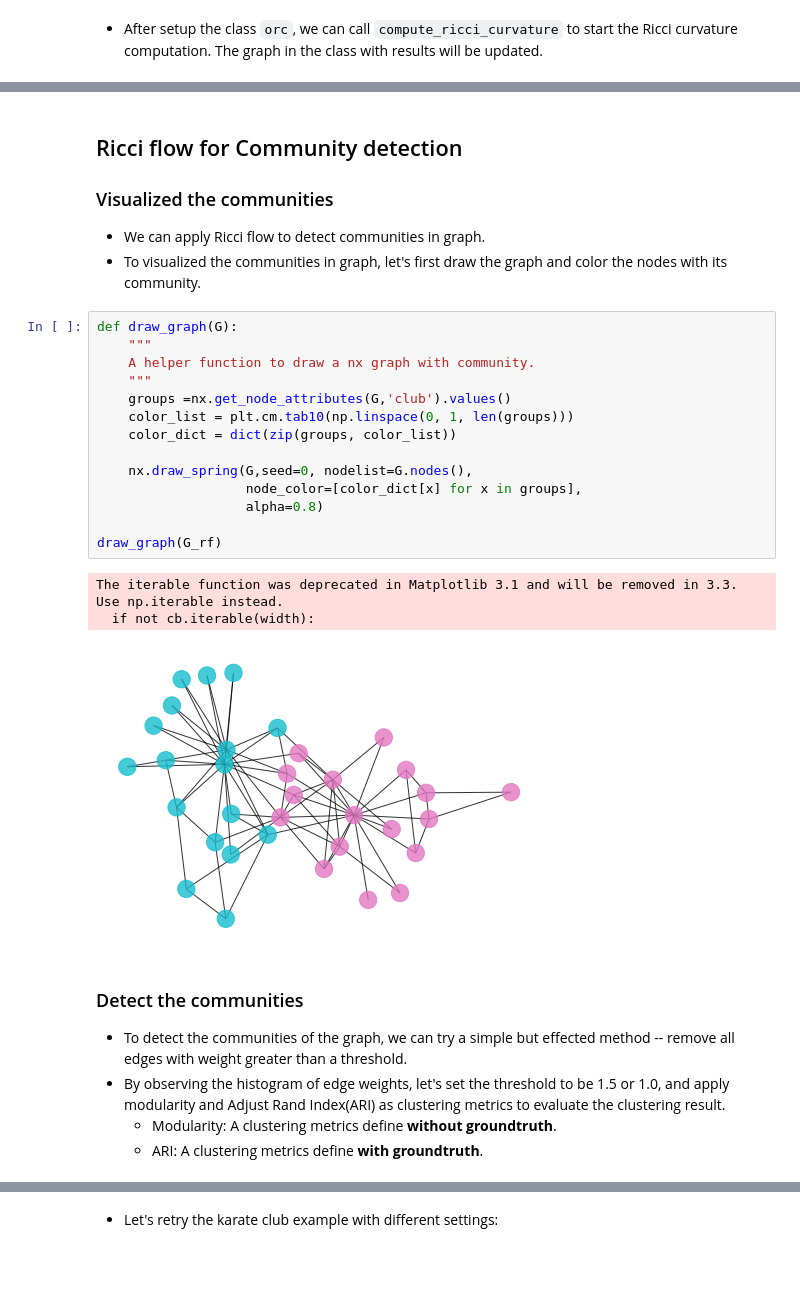
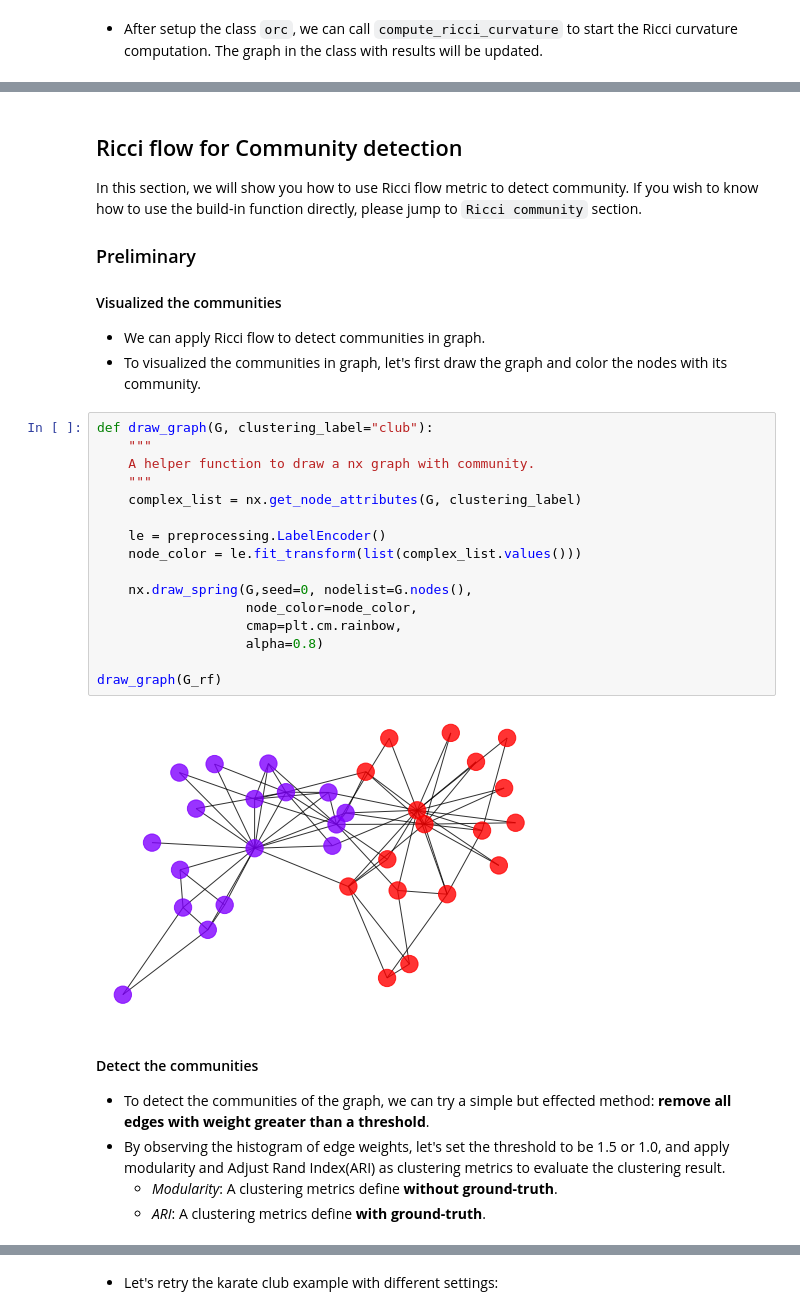
Before and after one commit to saibalmars/GraphRicciCurvature, a Jupyter notebook: notebooks/tutorial.ipynb, the cells around one changed output, grey strips where cells are left out. Saved outputs shown, nothing was run; the diff lists cells and outputs as text; blank space fills up the shorter version.

```diff
--- a/notebooks/tutorial.ipynb
+++ b/notebooks/tutorial.ipynb
@@ -155,31 +165,34 @@ Ollivier-Ricci curvature of edge (0,5) is -0.002823
 # %% [markdown]
 ## Ricci flow for Community detection
 
-### Visualized the communities
+In this section, we will show you how to use Ricci flow metric to detect community. If you wish to know how to use the build-in function directly, please jump to `Ricci community` section.
+
+### Preliminary
+#### Visualized the communities
 - We can apply Ricci flow to detect communities in graph.
 - To visualized the communities in graph, let's first draw the graph and color the nodes with its community.
 # %%
-def draw_graph(G):
+def draw_graph(G, clustering_label="club"):
     """
     A helper function to draw a nx graph with community.
     """
-    groups =nx.get_node_attributes(G,'club').values()
-    color_list = plt.cm.tab10(np.linspace(0, 1, len(groups)))
-    color_dict = dict(zip(groups, color_list))
+    complex_list = nx.get_node_attributes(G, clustering_label)
+
+    le = preprocessing.LabelEncoder()
+    node_color = le.fit_transform(list(complex_list.values()))
 
     nx.draw_spring(G,seed=0, nodelist=G.nodes(),
-                   node_color=[color_dict[x] for x in groups],
+                   node_color=node_color,
+                   cmap=plt.cm.rainbow,
                    alpha=0.8)
 
 draw_graph(G_rf)
 # %% [output]
-The iterable function was deprecated in Matplotlib 3.1 and will be removed in 3.3. Use np.iterable instead.
-  if not cb.iterable(width):
-[figure, old version]
+[figure, new version]
 # %% [markdown]
-### Detect the communities
-- To detect the communities of the graph, we can try a simple but effected method -- remove all edges with weight greater than a threshold.
+#### Detect the communities
+- To detect the communities of the graph, we can try a simple but effected method: **remove all edges with weight greater than a threshold**.
 - By observing the histogram of edge weights, let's set the threshold to be 1.5 or 1.0, and apply modularity and Adjust Rand Index(ARI) as clustering metrics to evaluate the clustering result.
-    - Modularity: A clustering metrics define **without groundtruth**.
-    - ARI: A clustering metrics define **with groundtruth**.
+    - *Modularity*: A clustering metrics define **without ground-truth**.
+    - *ARI*: A clustering metrics define **with ground-truth**.
 # %%
```
Also changed, not shown: parts of 56 cells of this notebook.
